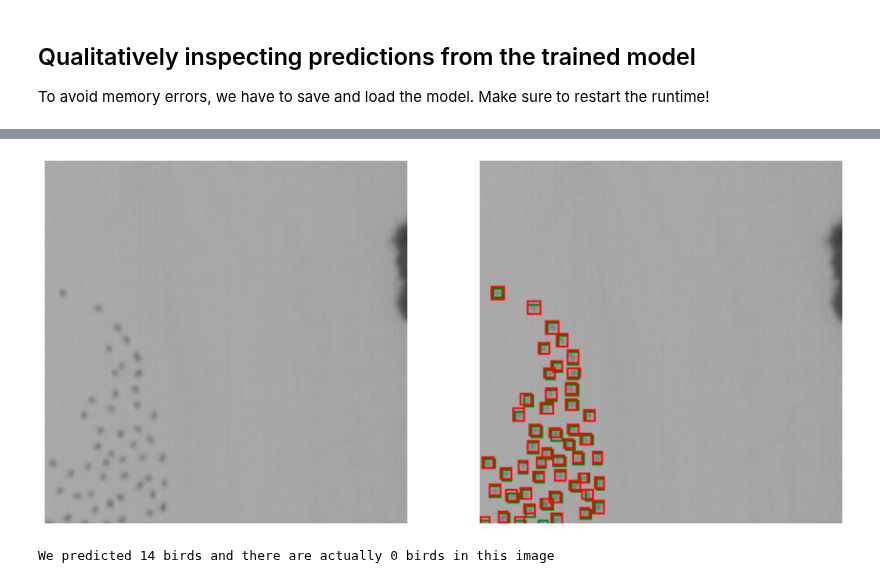
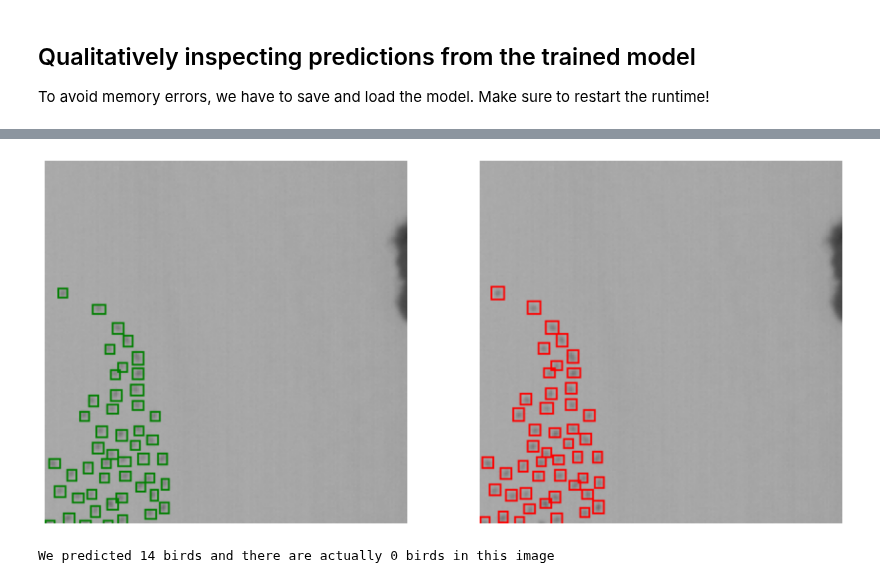
Before and after one commit to emiliolr/counting-cranes, a Jupyter notebook: object_detection/faster_rcnn_experiments.ipynb, the cells around one changed output, grey strips where cells are left out. Saved outputs shown, nothing was run; the diff lists cells and outputs as text; code cells hidden in the pictures.

```diff
--- a/object_detection/faster_rcnn_experiments.ipynb
+++ b/object_detection/faster_rcnn_experiments.ipynb
@@ -163,25 +165,27 @@ preds = pl_model(images)
 # %%
 #Plotting an image and predicted bboxes
 index = 5
-img = np.moveaxis(images[index].numpy(), 0, -1) * 255
+img = (np.moveaxis(images[index].numpy(), 0, -1) * 255)
 pred_bboxes = preds[index]['boxes'].tolist()
 gt_bboxes = targets[index]['boxes'].tolist()
 
-pil_img = Image.fromarray(np.copy(img).astype(np.uint8))
-draw = ImageDraw.Draw(pil_img)
+pil_img_pred = Image.fromarray(np.copy(img).astype(np.uint8))
+draw = ImageDraw.Draw(pil_img_pred)
+for b in pred_bboxes:
+    draw.rectangle(b, outline = 'red', width = 1)
+
+pil_img_gt = Image.fromarray(np.copy(img).astype(np.uint8))
+draw = ImageDraw.Draw(pil_img_gt)
 for b in gt_bboxes:
     draw.rectangle(b, outline = 'green', width = 1)
-for b in pred_bboxes:
-    draw.rectangle(b, outline = 'red', width = 1)
-img_w_boxes = np.array(pil_img)
 
 f, axarr = plt.subplots(1, 2, figsize = (15, 10))
-axarr[0].imshow(img.astype(np.uint8))
-axarr[1].imshow(img_w_boxes)
+axarr[0].imshow(pil_img_gt)
+axarr[1].imshow(pil_img_pred)
 for a in axarr:
     a.axis('off')
 # %% [output]
-[figure, old version]
+[figure, new version]
 # %%
 #Checking counts
 print(f'We predicted {len(bboxes)} birds and there are actually {len(targets[index]["boxes"])} birds in this image')
```
Also changed, not shown: parts of 2 cells of this notebook, 6 other files.
